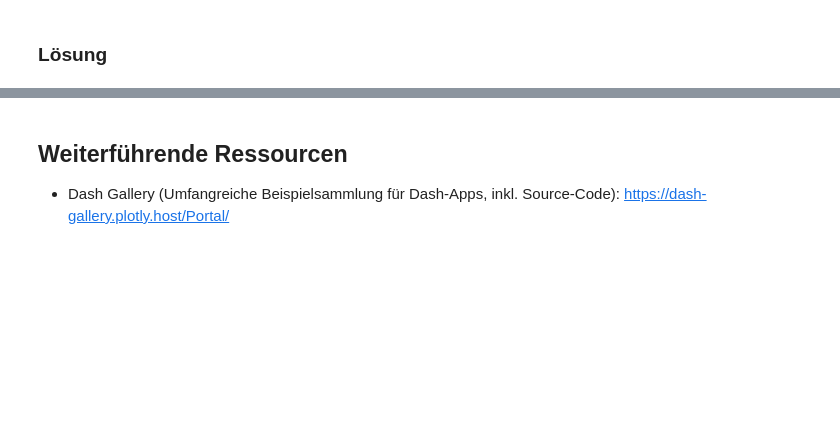
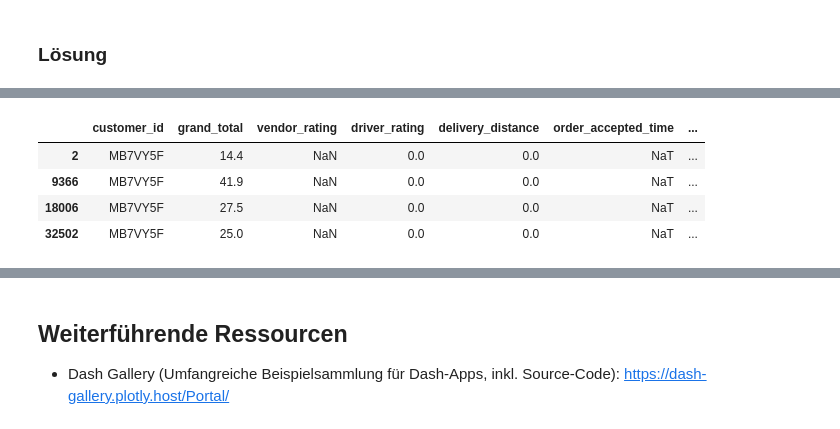
Before and after one commit to bettercodepaul/data-wrangling-workshop, a Jupyter notebook: dashBootstrapNotebook.ipynb, the cells around one changed output, grey strips where cells are left out. Cells and saved outputs as stored; diff of their text form; code cells hidden in the pictures; blank space fills up the shorter version.

```diff
--- a/dashBootstrapNotebook.ipynb
+++ b/dashBootstrapNotebook.ipynb
@@ -781,0 +644,8 @@ customers_df
+# %%
+orders[orders['customer_id'] == 'MB7VY5F']
+# %% [output]
+|  | customer_id | grand_total | vendor_rating | driver_rating | delivery_distance | order_accepted_time | ... |
+| 2 | MB7VY5F | 14.4 | NaN | 0.0 | 0.0 | NaT | ... |
+| 9366 | MB7VY5F | 41.9 | NaN | 0.0 | 0.0 | NaT | ... |
+| 18006 | MB7VY5F | 27.5 | NaN | 0.0 | 0.0 | NaT | ... |
+| 32502 | MB7VY5F | 25.0 | NaN | 0.0 | 0.0 | NaT | ... |
```
Also changed, not shown: parts of 43 cells of this notebook.
